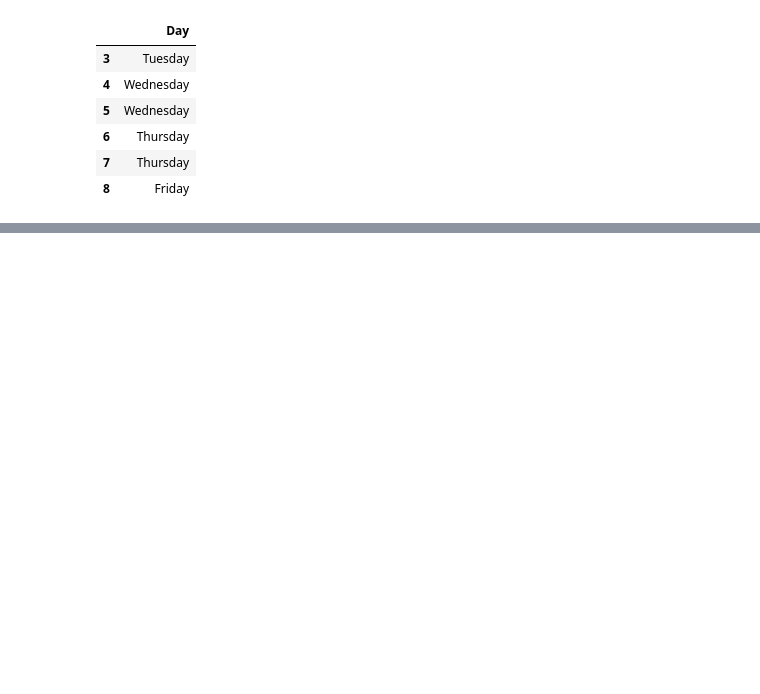
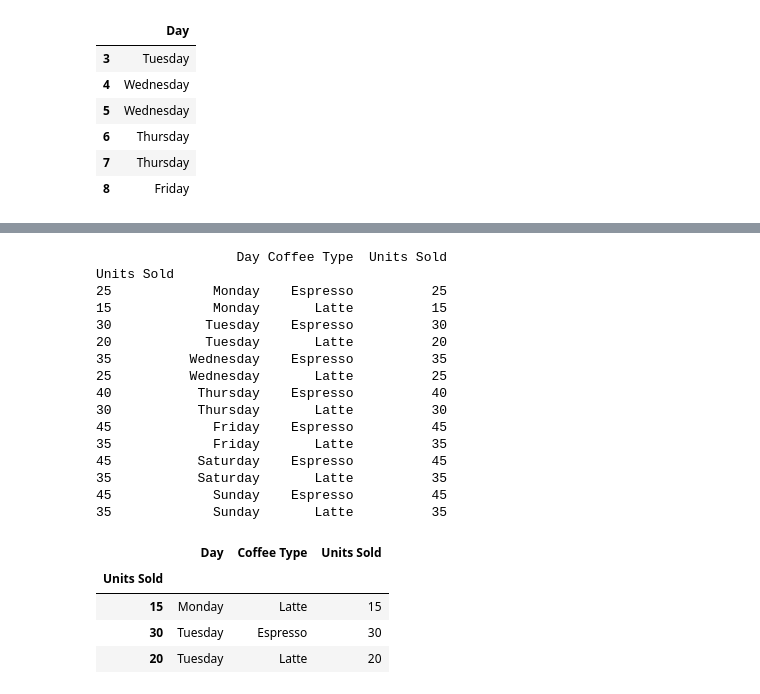
Before and after one commit to omkarpatole1799/numpy, a Jupyter notebook: pandas.ipynb, the cells around one changed output, grey strips where cells are left out. Saved outputs shown, nothing was run; the diff lists cells and outputs as text; code cells hidden in the pictures; blank space fills up the shorter version.

```diff
--- a/pandas.ipynb
+++ b/pandas.ipynb
@@ -154,0 +220,26 @@ coffee_2.iloc[3:9,[0]]
+# %%
+coffee3.index = coffee3["Units Sold"]
+print(coffee3)
+coffee3.loc[15:20]
+# %% [output]
+                  Day Coffee Type  Units Sold
+Units Sold
+25             Monday    Espresso          25
+15             Monday       Latte          15
+30            Tuesday    Espresso          30
+20            Tuesday       Latte          20
+35          Wednesday    Espresso          35
+25          Wednesday       Latte          25
+40           Thursday    Espresso          40
+30           Thursday       Latte          30
+45             Friday    Espresso          45
+35             Friday       Latte          35
+45           Saturday    Espresso          45
+35           Saturday       Latte          35
+45             Sunday    Espresso          45
+35             Sunday       Latte          35
+|  | Day | Coffee Type | Units Sold |
+| Units Sold |  |  |  |
+| 15 | Monday | Latte | 15 |
+| 30 | Tuesday | Espresso | 30 |
+| 20 | Tuesday | Latte | 20 |
```
Also changed, not shown: parts of 7 cells of this notebook.
